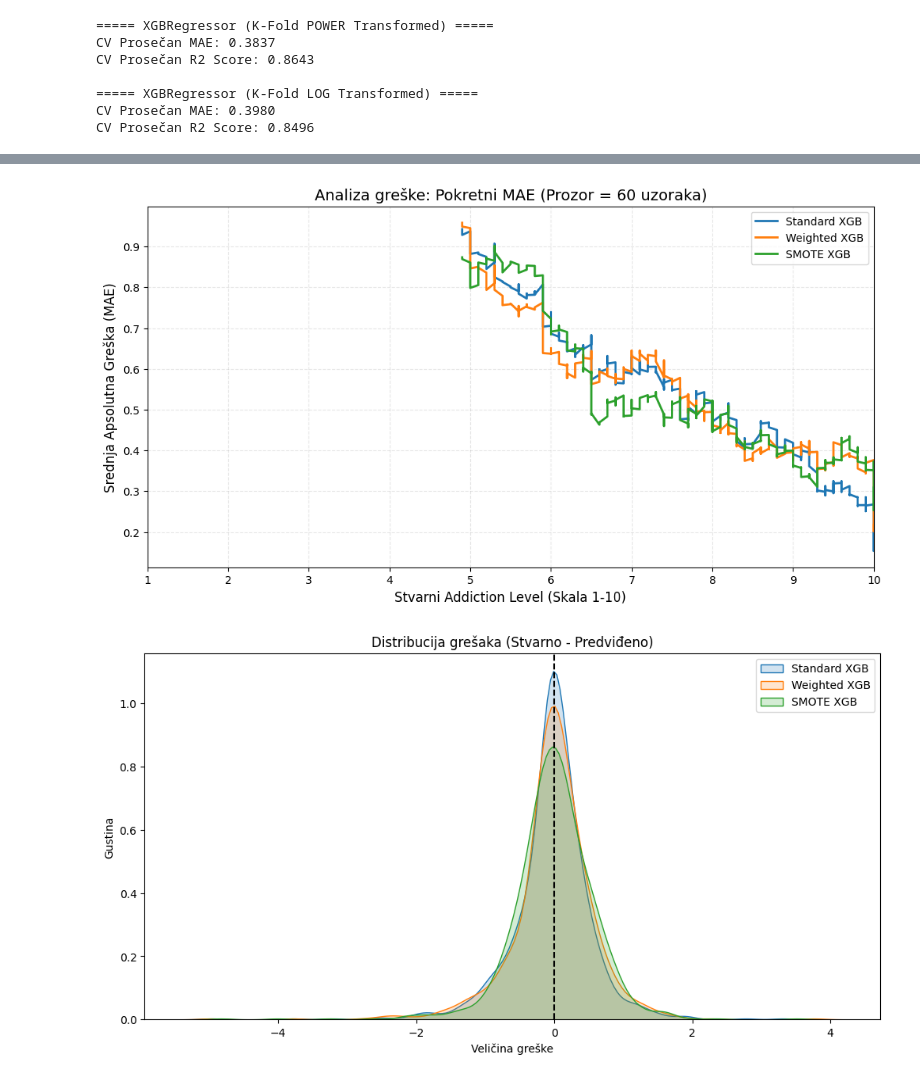
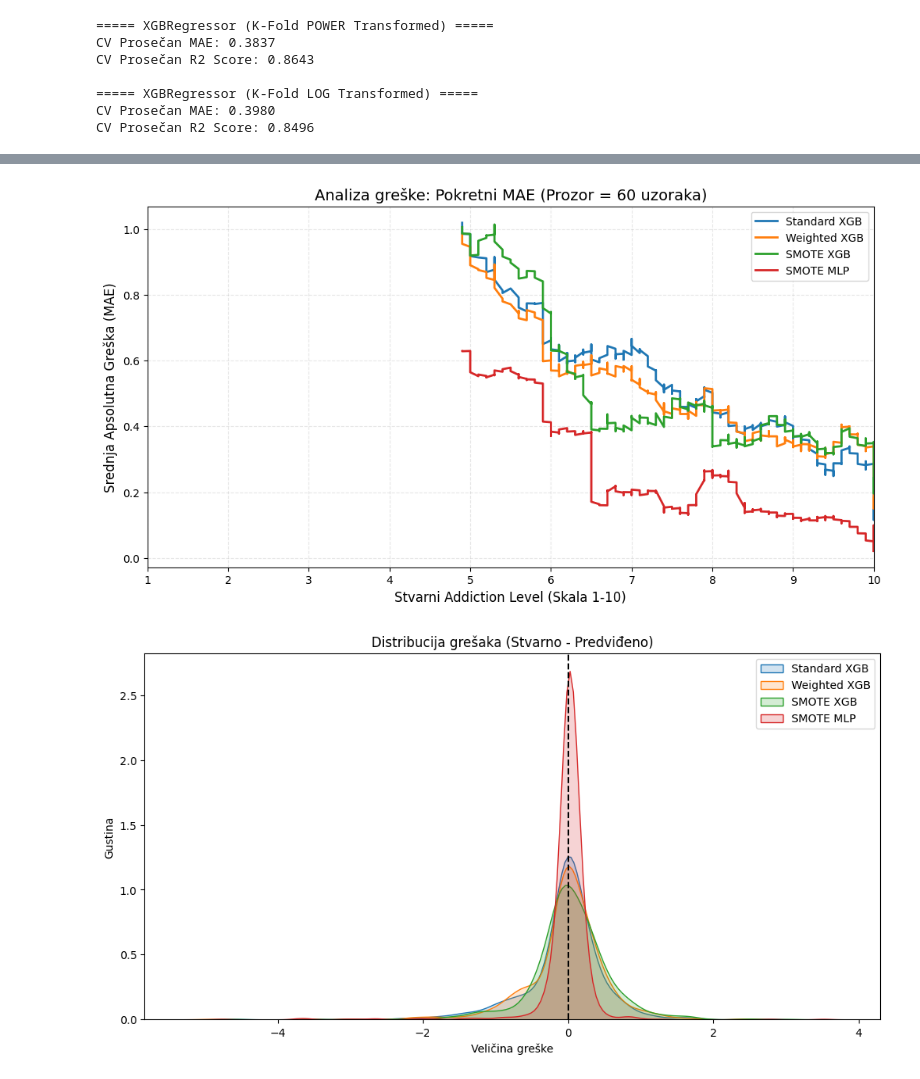
Before and after one commit to djukic002/siap-projekat, a Jupyter notebook: model-evaulation.ipynb, the cells around one changed output, grey strips where cells are left out. Drawn from its saved outputs; the diff is of its cells as text; code cells hidden in the pictures.

```diff
--- a/model-evaulation.ipynb
+++ b/model-evaulation.ipynb
@@ -145,0 +166,16 @@ Možemo uočiti da XGBoost daje znatno bolje rezultate od Linearne regresije, i
+# %%
+best_xgb_mae = float('inf')
+best_xgb_params = {}
+
+for depth in [3, 5, 7]:
+    for lr in [0.01, 0.1]:
+        print(f"Testiram XGB: depth={depth}, lr={lr}...")
+        current_mae = models.train_model_with_cv(
+            XGBRegressor(max_depth=depth, learning_rate=lr, random_state=42),
+            X_train, y_train, use_smote=True, use_scaling=False
+        )
+        if current_mae < best_xgb_mae:
+            best_xgb_mae = current_mae
+            best_xgb_params = {'max_depth': depth, 'learning_rate': lr}
+
+print(f"\nNajbolji XGB: {best_xgb_params}")
@@ -146,10 +260,24 @@ Možemo uočiti da XGBoost daje znatno bolje rezultate od Linearne regresije, i
 # %%
+xgb_opt = XGBRegressor(
+    max_depth=7,
+    learning_rate=0.1,
+    random_state=42
+)
+
+mlp_opt = MLPRegressor(
+    hidden_layer_sizes=(128, 64, 32),
+    activation='tanh',
+    alpha=0.01,
+    learning_rate_init=0.01,
+    max_iter=1000,
+    random_state=42
+)
+
 # Rezultati na test skupu
-results_standard = models.get_final_model_results(XGBRegressor(random_state=42), X_train, y_train, X_test, y_test, use_weights=False, use_smote=False)
-results_weighted = models.get_final_model_results(XGBRegressor(random_state=42), X_train, y_train, X_test, y_test, use_weights=True, use_smote=False)
-results_smote = models.get_final_model_results(XGBRegressor(random_state=42), X_train, y_train, X_test, y_test, use_weights=False,use_smote=True)
+results_standard = models.get_final_model_results(xgb_opt, X_train, y_train, X_test, y_test, use_weights=False, use_smote=False)
+results_weighted = models.get_final_model_results(xgb_opt, X_train, y_train, X_test, y_test, use_weights=True, use_smote=False)
+results_smote = models.get_final_model_results(xgb_opt, X_train, y_train, X_test, y_test, use_weights=False,use_smote=True)
 
-results_pow = models.get_final_model_transformation(XGBRegressor(random_state=42), X_train, y_train, X_test, y_test, method='power')
-results_log = models.get_final_model_transformation(XGBRegressor(random_state=42), X_train, y_train, X_test, y_test, method='log')
+results_mlp = models.get_final_model_results(mlp_opt, X_train, y_train, X_test, y_test, use_smote=True, use_scaling=True)
 # %% [output]
 ===== XGBRegressor (Finalni Standard) =====
@@ -228,13 +296,13 @@ Konačno možemo zaključiti da se Log-smoothed inverse frequency dobro pokazao,
 # %%
 results_dict = {
     "Standard XGB": results_standard,
     "Weighted XGB": results_weighted,
-    "SMOTE XGB": results_smote
+    "SMOTE XGB": results_smote,
+    "SMOTE MLP": results_mlp
 }
 
 models.plot_compare_rolling_mae(results_dict, window=60)
-
 models.plot_error_distribution(results_dict=results_dict)
 # %% [output]
-[figure, old version]
+[figure, new version]
-[figure, old version]
+[figure, new version]
```
Also changed, not shown: parts of 20 cells of this notebook, 1 other file.
